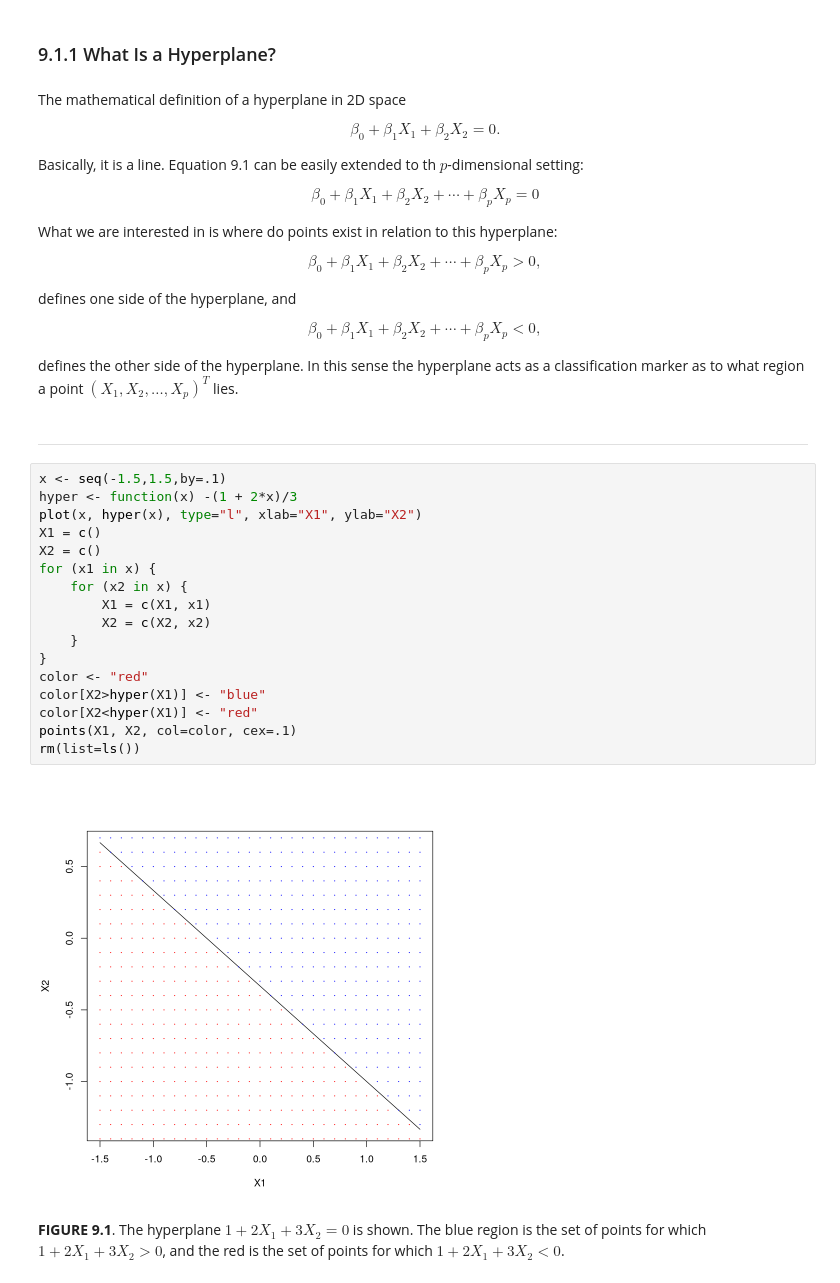
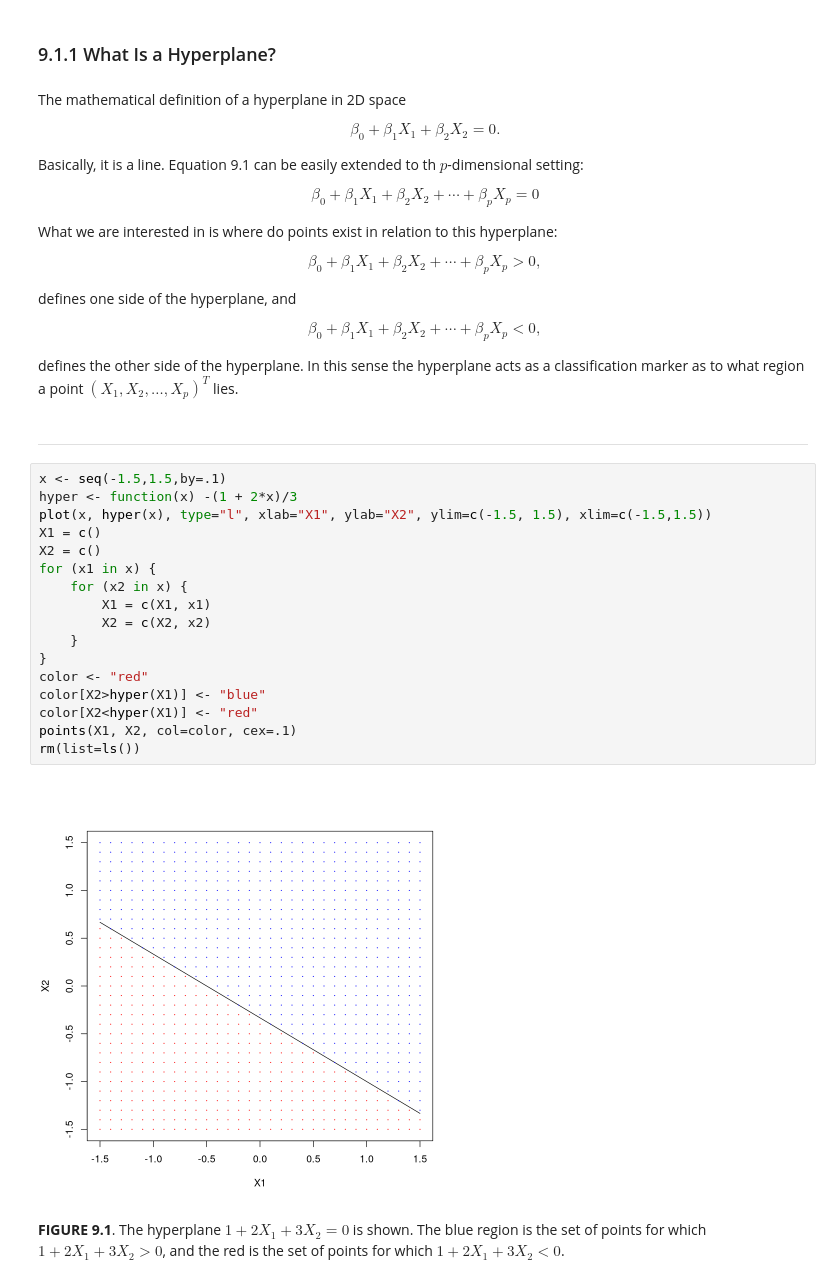
Before and after one commit to jbennett7/StatisticalLearning, a Jupyter notebook: 09 Support Vector Machines/01 Chapter Summary.ipynb, the cells around one changed output. Saved outputs shown, nothing was run; the diff lists cells and outputs as text.

```diff
--- a/09 Support Vector Machines/01 Chapter Summary.ipynb
+++ b/09 Support Vector Machines/01 Chapter Summary.ipynb
@@ -18,7 +18,7 @@ What we are interested in is where do points exist in relation to this hyperplan
 \beta_0 + \beta_1 X_1 + \beta_2 X_2 + \cdots + \beta_p X_p > 0\mathrm{,}
 \end{align}
 defines one side of the hyperplane, and
-\begin{align}\tag{9.3}
+\begin{align}\tag{9.4}
 \beta_0 + \beta_1 X_1 + \beta_2 X_2 + \cdots + \beta_p X_p < 0\mathrm{,}
 \end{align}
 defines the other side of the hyperplane. In this sense the hyperplane acts as a classification marker as to what region a point $(X_1, X_2, \ldots, X_p)^T$ lies.
@@ -27,22 +27,22 @@ defines the other side of the hyperplane. In this sense the hyperplane acts as a
 # %%
 x <- seq(-1.5,1.5,by=.1)
 hyper <- function(x) -(1 + 2*x)/3
-plot(x, hyper(x), type="l", xlab="X1", ylab="X2")
+plot(x, hyper(x), type="l", xlab="X1", ylab="X2", ylim=c(-1.5, 1.5), xlim=c(-1.5,1.5))
 X1 = c()
 X2 = c()
 for (x1 in x) {
     for (x2 in x) {
         X1 = c(X1, x1)
         X2 = c(X2, x2)
     }
 }
 color <- "red"
 color[X2>hyper(X1)] <- "blue"
 color[X2<hyper(X1)] <- "red"
 points(X1, X2, col=color, cex=.1)
 rm(list=ls())
 # %% [output]
-[figure, old version]
+[figure, new version]
 # %% [markdown]
 __FIGURE 9.1__. The hyperplane $1 + 2X_1 + 3X_2 = 0$ is shown. The blue region is the set of points for which $1 + 2X_1 + 3X_2 > 0$, and the red is the set of points for which $1 + 2X_1 + 3X_2 < 0$.
 # %% [markdown]
```
Also changed, not shown: parts of 7 cells of this notebook.
